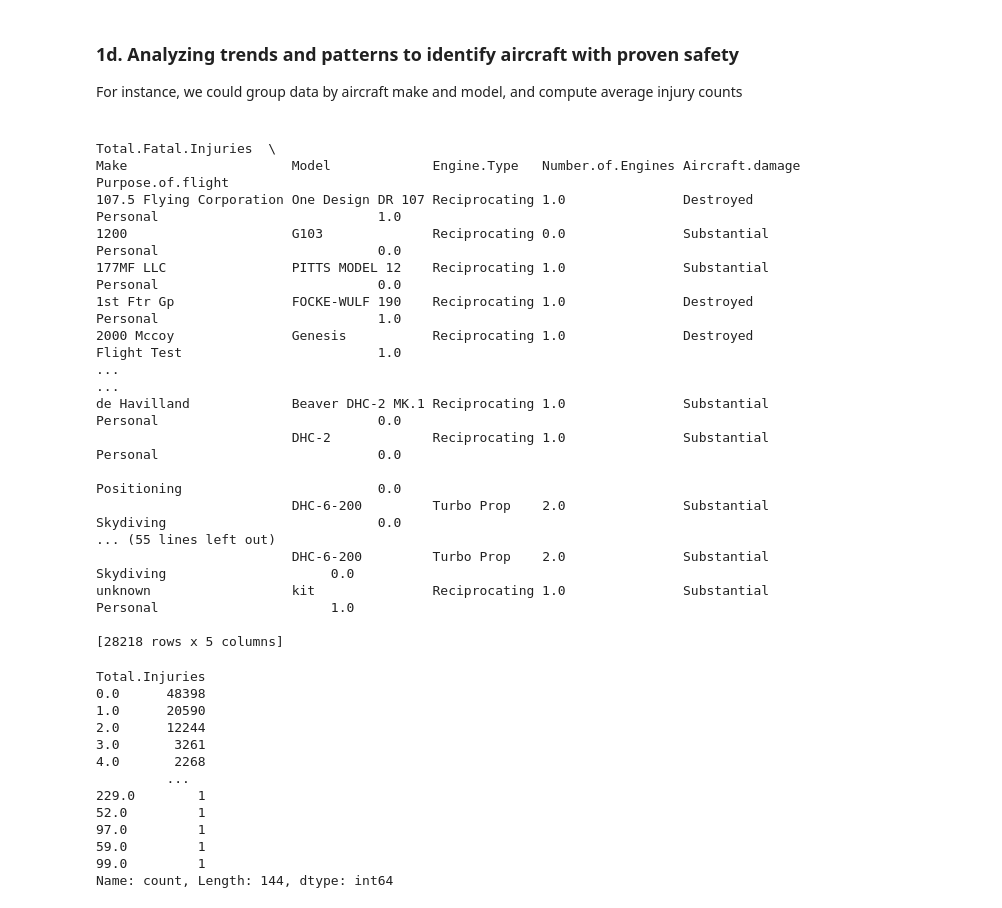
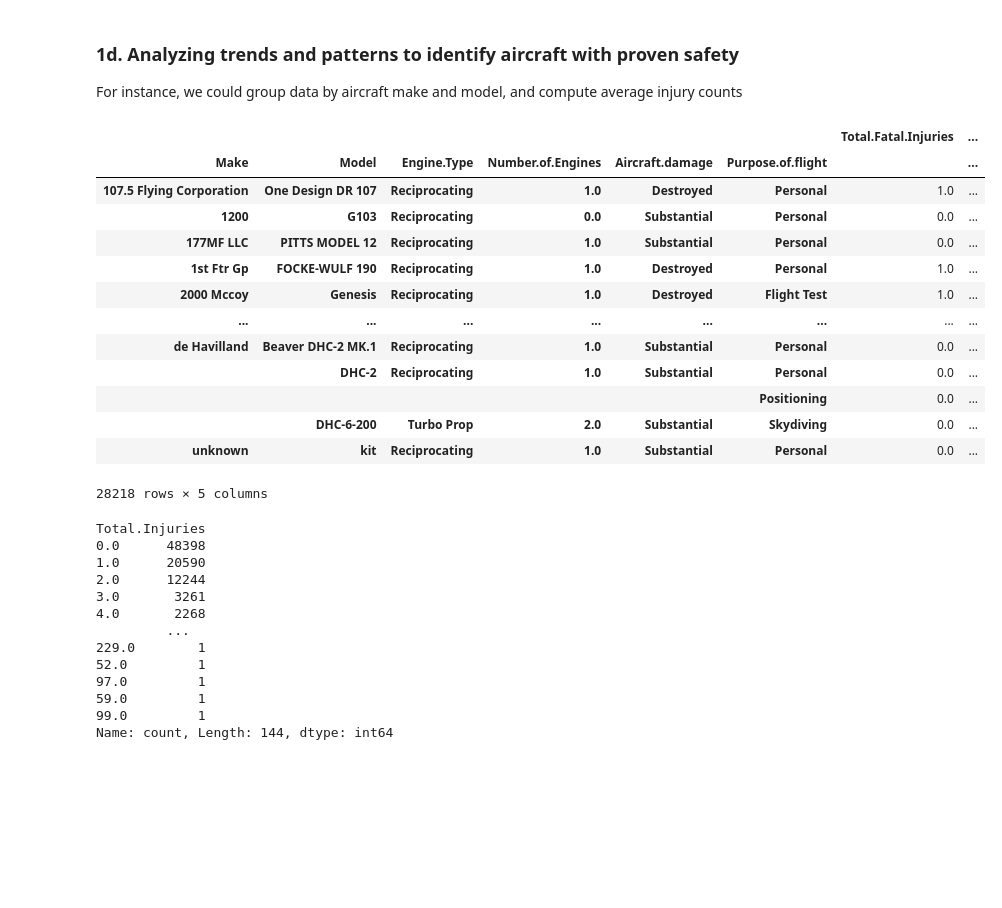
Before and after one commit to Namnyak/practise-1, a Jupyter notebook: Project Phase 1.ipynb, the cells around one changed output. Cells and saved outputs as stored; diff of their text form; code cells hidden in the pictures; blank space fills up the shorter version.

```diff
--- a/Project Phase 1.ipynb
+++ b/Project Phase 1.ipynb
@@ -520,31 +520,28 @@ See the caveats in the documentation: https://pandas.pydata.org/pandas-docs/stab
 # %%
 # For instance, you could group data by aircraft make and model, and compute average injury counts
 
 # Select only numeric columns along with 'Make' and 'Model'
 numeric_columns = ['Total.Fatal.Injuries', 'Total.Serious.Injuries', 'Total.Minor.Injuries','Total.Uninjured', 'Total.Injuries']
 
 # Group by 'Make' and 'Model' and calculate the mean for numeric columns
 safety_records = aircraft_data.groupby(['Make', 'Model','Engine.Type','Number.of.Engines','Aircraft.damage','Purpose.of.flight'])[numeric_columns].mean() #you can add (.reset_index())
 
-print(safety_records)
+safety_records
 # %% [output]
+|  |  |  |  |  |  | Total.Fatal.Injuries | ... |
+| Make | Model | Engine.Type | Number.of.Engines | Aircraft.damage | Purpose.of.flight |  | ... |
+| 107.5 Flying Corporation | One Design DR 107 | Reciprocating | 1.0 | Destroyed | Personal | 1.0 | ... |
+| 1200 | G103 | Reciprocating | 0.0 | Substantial | Personal | 0.0 | ... |
+| 177MF LLC | PITTS MODEL 12 | Reciprocating | 1.0 | Substantial | Personal | 0.0 | ... |
+| 1st Ftr Gp | FOCKE-WULF 190 | Reciprocating | 1.0 | Destroyed | Personal | 1.0 | ... |
+| 2000 Mccoy | Genesis | Reciprocating | 1.0 | Destroyed | Flight Test | 1.0 | ... |
+| ... | ... | ... | ... | ... | ... | ... | ... |
+| de Havilland | Beaver DHC-2 MK.1 | Reciprocating | 1.0 | Substantial | Personal | 0.0 | ... |
+|  | DHC-2 | Reciprocating | 1.0 | Substantial | Personal | 0.0 | ... |
+|  |  |  |  |  | Positioning | 0.0 | ... |
+|  | DHC-6-200 | Turbo Prop | 2.0 | Substantial | Skydiving | 0.0 | ... |
+| unknown | kit | Reciprocating | 1.0 | Substantial | Personal | 0.0 | ... |
-                                                                                                              Total.Fatal.Injuries  \
-Make                     Model             Engine.Type   Number.of.Engines Aircraft.damage Purpose.of.flight
-107.5 Flying Corporation One Design DR 107 Reciprocating 1.0               Destroyed       Personal                            1.0
-1200                     G103              Reciprocating 0.0               Substantial     Personal                            0.0
-177MF LLC                PITTS MODEL 12    Reciprocating 1.0               Substantial     Personal                            0.0
-1st Ftr Gp               FOCKE-WULF 190    Reciprocating 1.0               Destroyed       Personal                            1.0
-2000 Mccoy               Genesis           Reciprocating 1.0               Destroyed       Flight Test                         1.0
-...                                                                                                                            ...
-de Havilland             Beaver DHC-2 MK.1 Reciprocating 1.0               Substantial     Personal                            0.0
-                         DHC-2             Reciprocating 1.0               Substantial     Personal                            0.0
-                                                                                           Positioning                         0.0
-                         DHC-6-200         Turbo Prop    2.0               Substantial     Skydiving                           0.0
-... (55 lines left out)
-                         DHC-6-200         Turbo Prop    2.0               Substantial     Skydiving                     0.0
-unknown                  kit               Reciprocating 1.0               Substantial     Personal                      1.0
-
-[28218 rows x 5 columns]
+28218 rows × 5 columns
 # %%
 #understanding the counts of total injuries
 aircraft_data['Total.Injuries'].value_counts()
```
Also changed, not shown: parts of 21 cells of this notebook.
